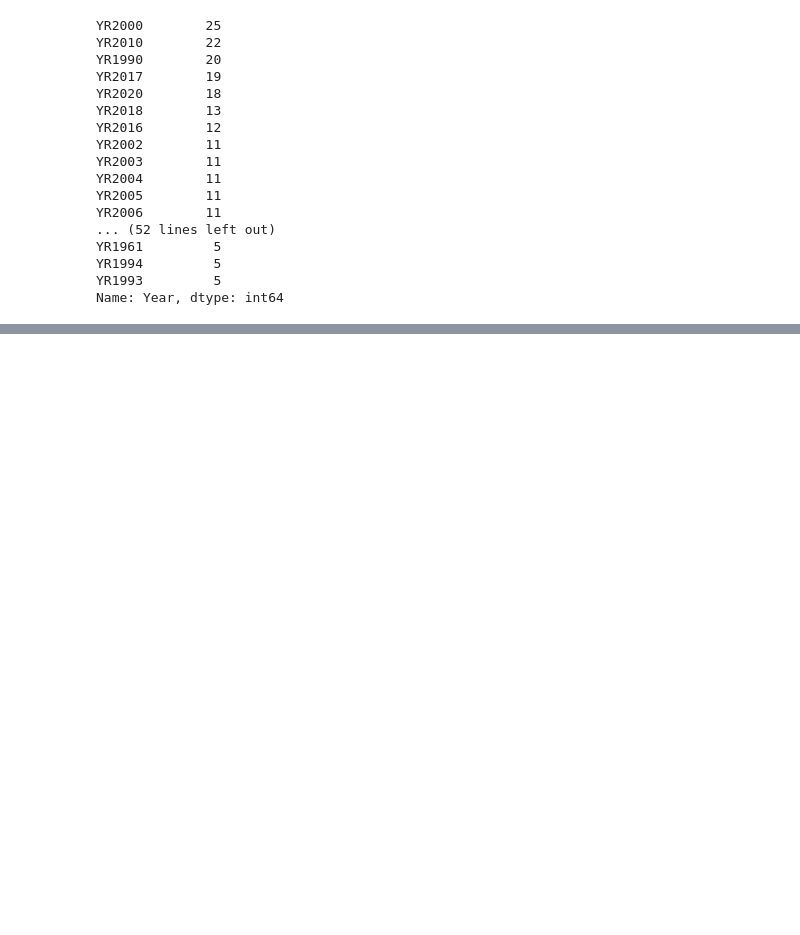
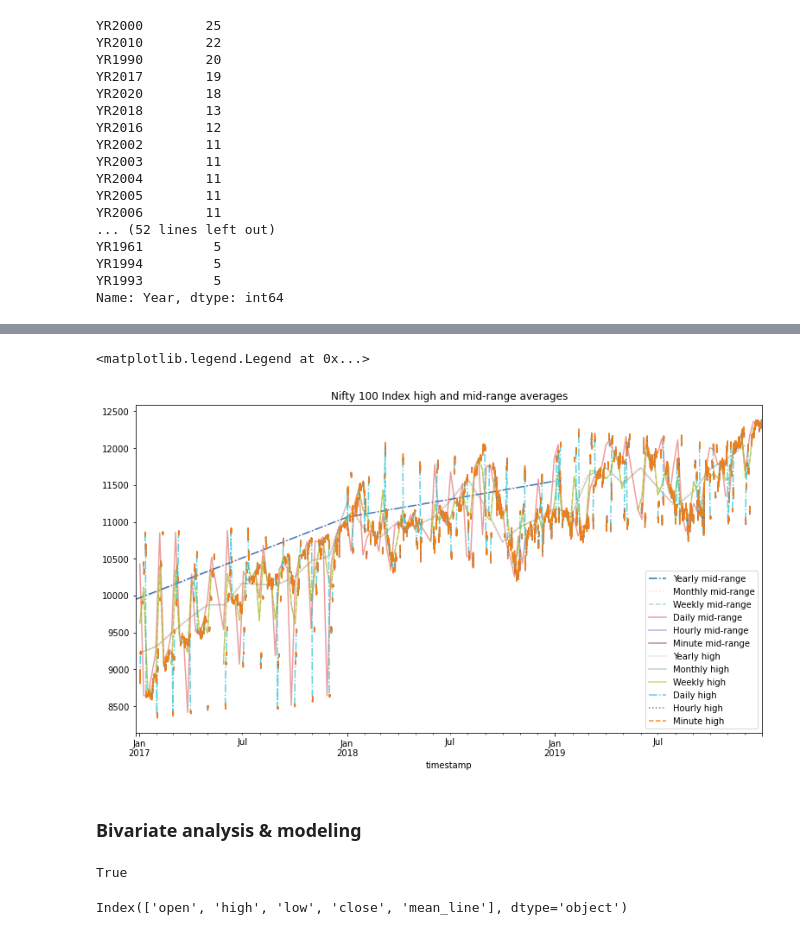
Before and after one commit to tarrencen/individual-project, a Jupyter notebook: indy_proj_explore.ipynb, the cells around one changed output, grey strips where cells are left out. Cells and saved outputs as stored; diff of their text form; code cells hidden in the pictures; blank space fills up the shorter version.

```diff
--- a/indy_proj_explore.ipynb
+++ b/indy_proj_explore.ipynb
@@ -487,0 +663,3 @@ Name: Year, dtype: int64
+# %%
+nifty_df['mean_line']= (nifty_df.high + nifty_df.low) / 2
+nifty_df.head()
@@ -487,0 +674,41 @@ Name: Year, dtype: int64
+# %%
+plt.figure(figsize=(13,7))
+nifty_df.resample('Y').mean_line.mean().plot(label='Yearly mid-range', ls= '-.')
+nifty_df.resample('M').mean_line.mean().plot(alpha=.25, label='Monthly mid-range', ls=':')
+nifty_df.resample('W').mean_line.mean().plot(alpha=.35, label='Weekly mid-range', ls='--')
+nifty_df.resample('D').mean_line.mean().plot(alpha=.45, label='Daily mid-range')
+nifty_df.resample('H').mean_line.mean().plot(alpha=.55, label='Hourly mid-range')
+nifty_df.resample('T').mean_line.mean().plot(alpha=.65, label='Minute mid-range')
+
+nifty_df.resample('Y').high.mean().plot(alpha=.2, label='Yearly high')
+nifty_df.resample('M').high.mean().plot(alpha=.4, label='Monthly high')
+nifty_df.resample('W').high.mean().plot(alpha=.6, label='Weekly high')
+nifty_df.resample('D').high.mean().plot(alpha=.7, label='Daily high', ls='-.')
+nifty_df.resample('H').high.mean().plot(alpha=.8, label='Hourly high', ls=':')
+nifty_df.resample('T').high.mean().plot(alpha=.9, label='Minute high', ls='--')
+plt.title('Nifty 100 Index high and mid-range averages')
+plt.legend()
+# %% [output]
+<matplotlib.legend.Legend at 0x...>
+[figure, added]
+# %% [markdown]
+### Bivariate analysis & modeling
+# %%
+# Prepare to make splits
+train_size = round(len(nifty_df) * .5)
+validate_size = round(len(nifty_df) * .3)
+test_size= len(nifty_df) - train_size - validate_size
+val_end_idx = train_size + validate_size
+
+# Make splits
+train = nifty_df[:train_size]
+validate = nifty_df[train_size:val_end_idx]
+test = nifty_df[val_end_idx:]
+
+train.size + validate.size + test.size == nifty_df.size
+# %% [output]
+True
+# %%
+train.columns
+# %% [output]
+Index(['open', 'high', 'low', 'close', 'mean_line'], dtype='object')
```
Also changed, not shown: parts of 71 cells of this notebook.
